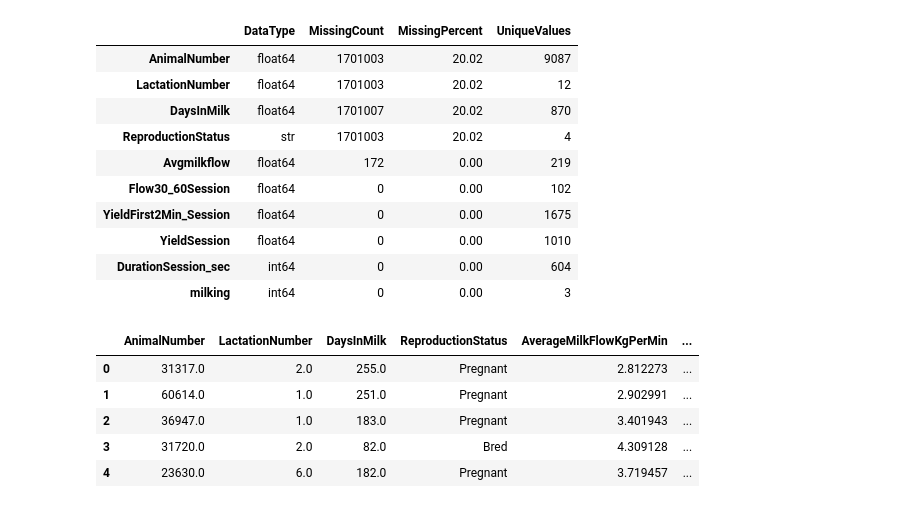
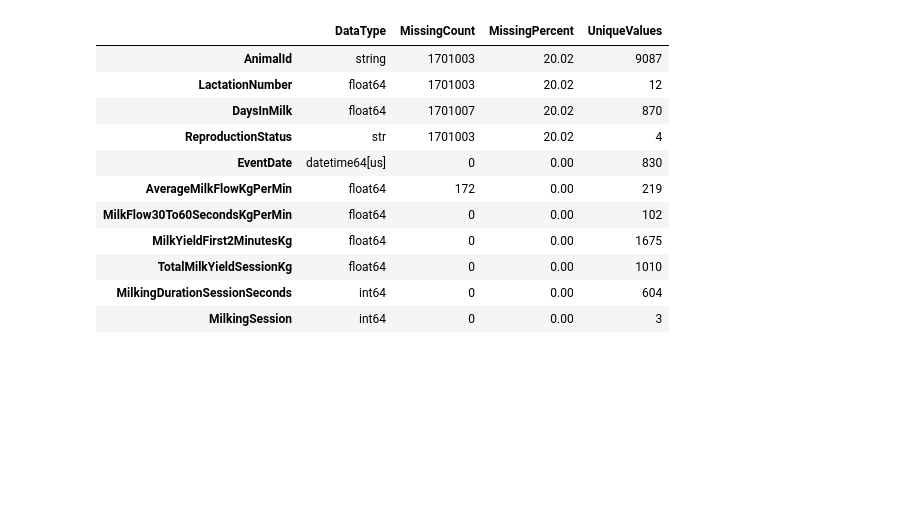
Before and after one commit to lipikamallikarjuna/ANSC4040MiniProject, a Jupyter notebook: notebooks/ProjectAnalysis.ipynb, the cells around one changed output. Drawn from its saved outputs; the diff is of its cells as text; code cells hidden in the pictures; blank space fills up the shorter version.

```diff
--- a/notebooks/ProjectAnalysis.ipynb
+++ b/notebooks/ProjectAnalysis.ipynb
@@ -34,0 +5,19 @@ Columns: 10
+# %%
+project_root = Path("/Users/lipikam/Desktop/MinorProject/ANSC4040MiniProject")
+file_path = project_root / "Data_set_prep_assignment_1.csv"
+
+# Keep AnimalId as text so large identifiers are not rounded by floating-point conversion.
+df = pd.read_csv(file_path, low_memory=False, dtype={"AnimalId": "string"})
+df = df.rename(columns={
+    "Avgmilkflow": "AverageMilkFlowKgPerMin",
+    "Flow30_60Session": "MilkFlow30To60SecondsKgPerMin",
+    "YieldFirst2Min_Session": "MilkYieldFirst2MinutesKg",
+    "YieldSession": "TotalMilkYieldSessionKg",
+    "DurationSession_sec": "MilkingDurationSessionSeconds",
+    "milking": "MilkingSession"
+})
+df["EventDate"] = pd.to_datetime(df["EventDate"], errors="coerce")
+
+print(f"Rows: {len(df):,}")
+print(f"Columns: {df.shape[1]}")
+display(df.head())
@@ -35,40 +33,22 @@ Columns: 10
 # %%
-df_summary = pd.DataFrame({
-    "DataType": df.dtypes,
+#understand the missingess of the data
+data_quality = pd.DataFrame({
+    "DataType": df.dtypes.astype(str),
     "MissingCount": df.isna().sum(),
     "MissingPercent": (df.isna().mean() * 100).round(2),
-    "UniqueValues": df.nunique()
-})
-
-display(df_summary)
+    "UniqueValues": df.nunique(dropna=True)
+}).sort_values("MissingPercent", ascending=False)
+display(data_quality)
 # %% [output]
 |  | DataType | MissingCount | MissingPercent | UniqueValues |
-| AnimalNumber | float64 | 1701003 | 20.02 | 9087 |
+| AnimalId | string | 1701003 | 20.02 | 9087 |
 | LactationNumber | float64 | 1701003 | 20.02 | 12 |
 | DaysInMilk | float64 | 1701007 | 20.02 | 870 |
 | ReproductionStatus | str | 1701003 | 20.02 | 4 |
-| Avgmilkflow | float64 | 172 | 0.00 | 219 |
-| Flow30_60Session | float64 | 0 | 0.00 | 102 |
-| YieldFirst2Min_Session | float64 | 0 | 0.00 | 1675 |
-| YieldSession | float64 | 0 | 0.00 | 1010 |
-| DurationSession_sec | int64 | 0 | 0.00 | 604 |
-| milking | int64 | 0 | 0.00 | 3 |
+| EventDate | datetime64[us] | 0 | 0.00 | 830 |
+| AverageMilkFlowKgPerMin | float64 | 172 | 0.00 | 219 |
+| MilkFlow30To60SecondsKgPerMin | float64 | 0 | 0.00 | 102 |
+| MilkYieldFirst2MinutesKg | float64 | 0 | 0.00 | 1675 |
+| TotalMilkYieldSessionKg | float64 | 0 | 0.00 | 1010 |
+| MilkingDurationSessionSeconds | int64 | 0 | 0.00 | 604 |
+| MilkingSession | int64 | 0 | 0.00 | 3 |
-# %%
-#apply PascalCase naming convention to the column names
-df = df.rename(columns={
-    "Avgmilkflow": "AverageMilkFlowKgPerMin",
-    "Flow30_60Session": "MilkFlow30To60SecondsKgPerMin",
-    "YieldFirst2Minute_Session": "MilkYieldFirst2MinutesKg",
-    "YieldSession": "TotalMilkYieldSessionKg",
-    "DurationSession_sec": "MilkingDurationSessionSeconds",
-    "milking": "MilkingSession"
-})
-
-display(df.head())
-# %% [output]
-|  | AnimalNumber | LactationNumber | DaysInMilk | ReproductionStatus | AverageMilkFlowKgPerMin | ... |
-| 0 | 31317.0 | 2.0 | 255.0 | Pregnant | 2.812273 | ... |
-| 1 | 60614.0 | 1.0 | 251.0 | Pregnant | 2.902991 | ... |
-| 2 | 36947.0 | 1.0 | 183.0 | Pregnant | 3.401943 | ... |
-| 3 | 31720.0 | 2.0 | 82.0 | Bred | 4.309128 | ... |
-| 4 | 23630.0 | 6.0 | 182.0 | Pregnant | 3.719457 | ... |
```
Also changed, not shown: parts of 24 cells of this notebook, 3 other files.
